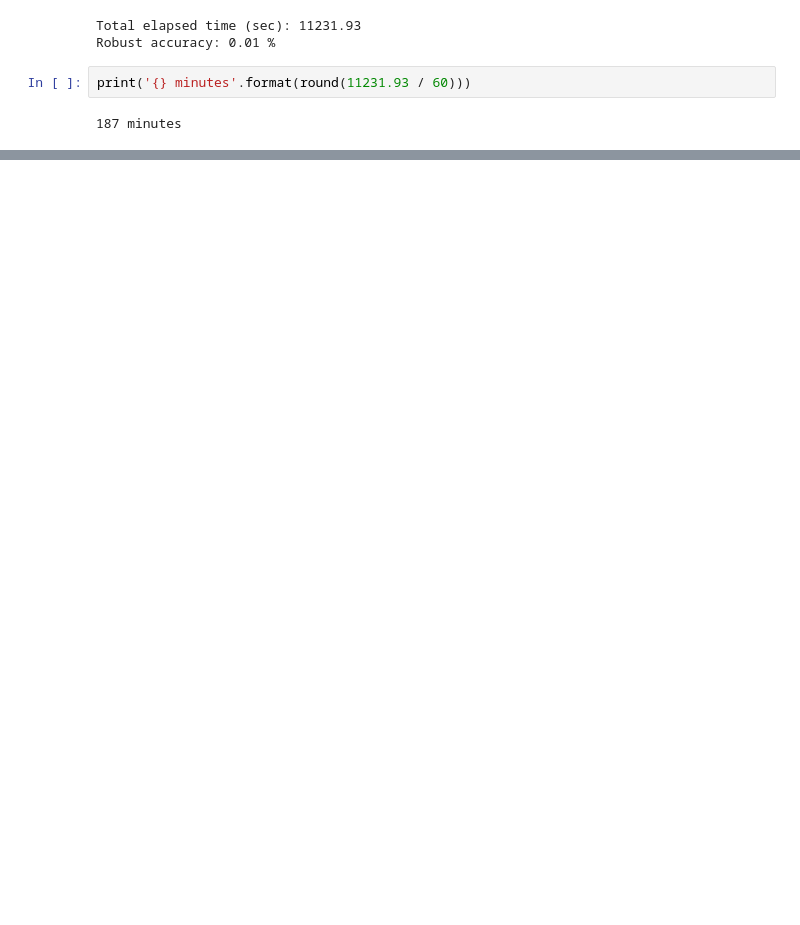
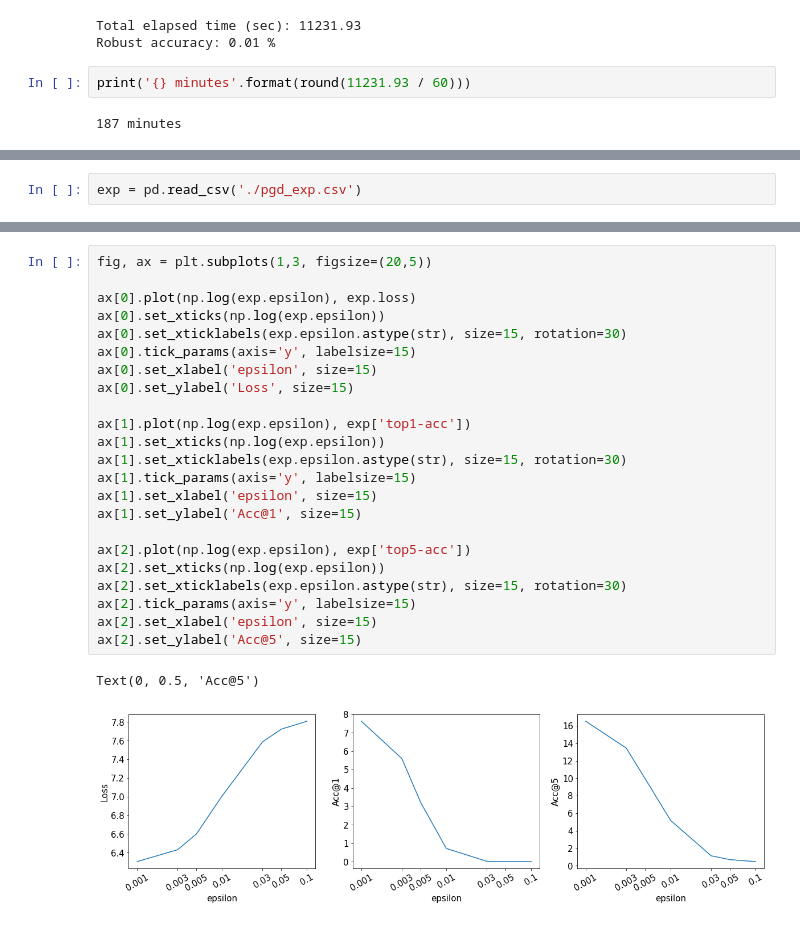
Before and after one commit to hwk0702/keras2torch, a Jupyter notebook: Adversarial_Attack/Projected_Gradient_Descent/PGD (ImageNet).ipynb, the cells around one changed output, grey strips where cells are left out. Drawn from its saved outputs; the diff is of its cells as text; blank space fills up the shorter version.

```diff
--- a/Adversarial_Attack/Projected_Gradient_Descent/PGD (ImageNet).ipynb
+++ b/Adversarial_Attack/Projected_Gradient_Descent/PGD (ImageNet).ipynb
@@ -287,0 +331,2 @@ print('{} minutes'.format(round(11231.93 / 60)))
+# %%
+exp = pd.read_csv('./pgd_exp.csv')
@@ -287,0 +344,26 @@ print('{} minutes'.format(round(11231.93 / 60)))
+# %%
+fig, ax = plt.subplots(1,3, figsize=(20,5))
+
+ax[0].plot(np.log(exp.epsilon), exp.loss)
+ax[0].set_xticks(np.log(exp.epsilon))
+ax[0].set_xticklabels(exp.epsilon.astype(str), size=15, rotation=30)
+ax[0].tick_params(axis='y', labelsize=15)
+ax[0].set_xlabel('epsilon', size=15)
+ax[0].set_ylabel('Loss', size=15)
+
+ax[1].plot(np.log(exp.epsilon), exp['top1-acc'])
+ax[1].set_xticks(np.log(exp.epsilon))
+ax[1].set_xticklabels(exp.epsilon.astype(str), size=15, rotation=30)
+ax[1].tick_params(axis='y', labelsize=15)
+ax[1].set_xlabel('epsilon', size=15)
+ax[1].set_ylabel('Acc@1', size=15)
+
+ax[2].plot(np.log(exp.epsilon), exp['top5-acc'])
+ax[2].set_xticks(np.log(exp.epsilon))
+ax[2].set_xticklabels(exp.epsilon.astype(str), size=15, rotation=30)
+ax[2].tick_params(axis='y', labelsize=15)
+ax[2].set_xlabel('epsilon', size=15)
+ax[2].set_ylabel('Acc@5', size=15)
+# %% [output]
+Text(0, 0.5, 'Acc@5')
+[figure, added]
```
Also changed, not shown: parts of 7 cells of this notebook, 1 other file.
